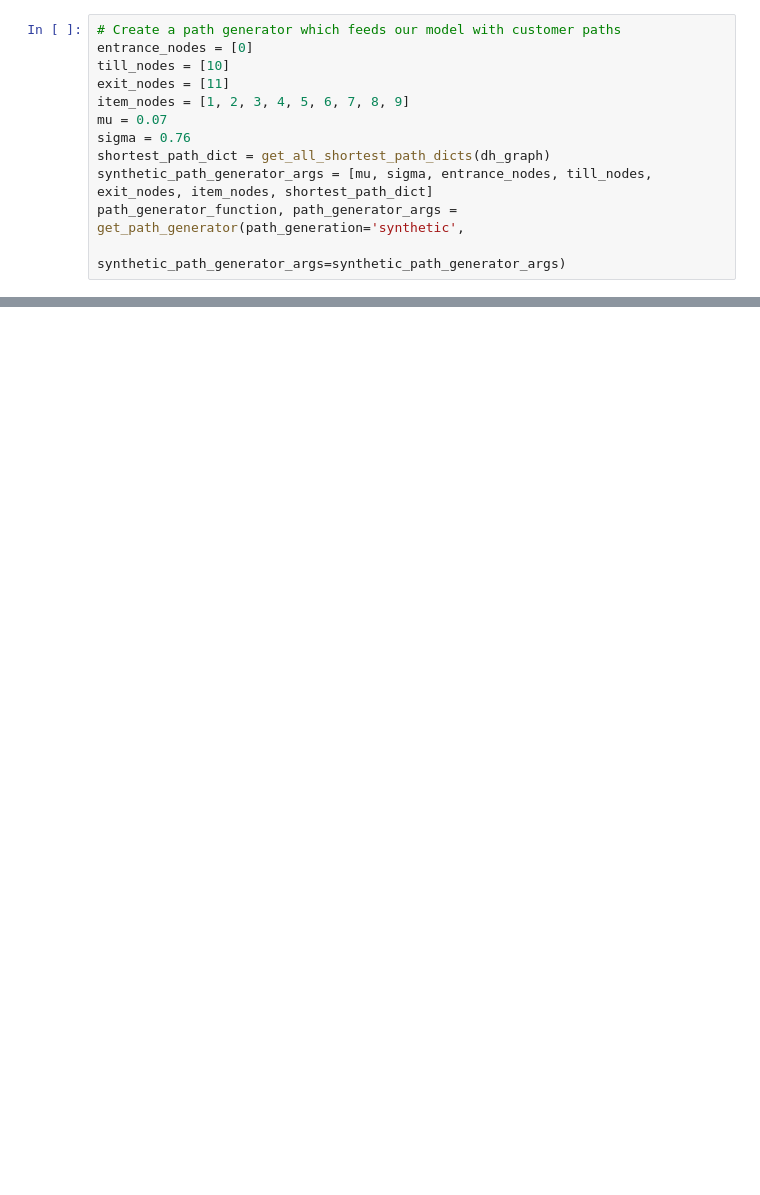
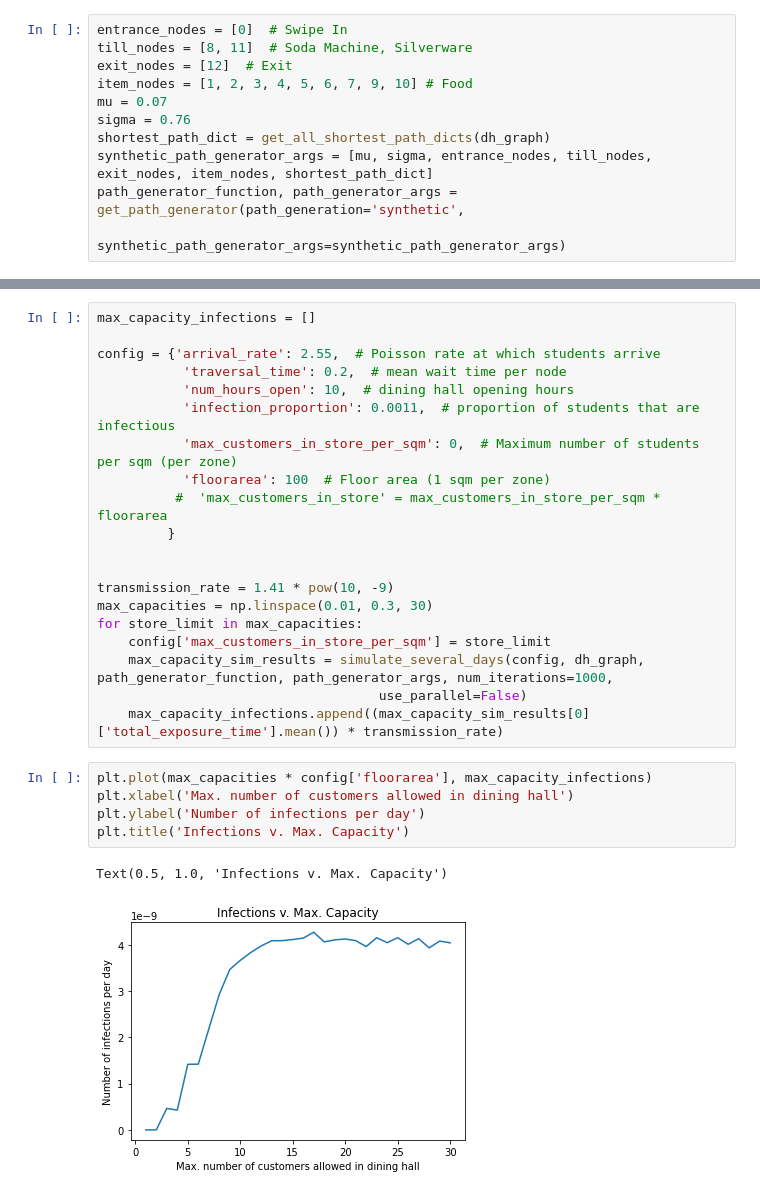
Before and after one commit to RebeccaFlach/covid19-supermarket-abm, a Jupyter notebook: covid19_supermarket_abm/extension.ipynb, the cells around one changed output, grey strips where cells are left out. Drawn from its saved outputs; the diff is of its cells as text; blank space fills up the shorter version.

```diff
--- a/covid19_supermarket_abm/extension.ipynb
+++ b/covid19_supermarket_abm/extension.ipynb
@@ -38,9 +54,8 @@ nx.draw_networkx(dh_graph, pos=pos, node_color="y")
 # %%
-# Create a path generator which feeds our model with customer paths
-entrance_nodes = [0]
-till_nodes = [10]
-exit_nodes = [11]
-item_nodes = [1, 2, 3, 4, 5, 6, 7, 8, 9]
+entrance_nodes = [0]  # Swipe In
+till_nodes = [8, 11]  # Soda Machine, Silverware
+exit_nodes = [12]  # Exit
+item_nodes = [1, 2, 3, 4, 5, 6, 7, 9, 10] # Food
 mu = 0.07
 sigma = 0.76
 shortest_path_dict = get_all_shortest_path_dicts(dh_graph)
@@ -64,0 +103,28 @@ nx.draw_networkx(dh_graph, pos=pos, node_color=[(exposure, 0, 0) for exposure in
+# %%
+max_capacity_infections = []
+
+config = {'arrival_rate': 2.55,  # Poisson rate at which students arrive
+           'traversal_time': 0.2,  # mean wait time per node
+           'num_hours_open': 10,  # dining hall opening hours
+           'infection_proportion': 0.0011,  # proportion of students that are infectious
+           'max_customers_in_store_per_sqm': 0,  # Maximum number of students per sqm (per zone)
+           'floorarea': 100  # Floor area (1 sqm per zone)
+          #  'max_customers_in_store' = max_customers_in_store_per_sqm * floorarea
+         }
+
+
+transmission_rate = 1.41 * pow(10, -9)
+max_capacities = np.linspace(0.01, 0.3, 30)
+for store_limit in max_capacities:
+    config['max_customers_in_store_per_sqm'] = store_limit
+    max_capacity_sim_results = simulate_several_days(config, dh_graph, path_generator_function, path_generator_args, num_iterations=1000,
+                                    use_parallel=False)
+    max_capacity_infections.append((max_capacity_sim_results[0]['total_exposure_time'].mean()) * transmission_rate)
+# %%
+plt.plot(max_capacities * config['floorarea'], max_capacity_infections)
+plt.xlabel('Max. number of customers allowed in dining hall')
+plt.ylabel('Number of infections per day')
+plt.title('Infections v. Max. Capacity')
+# %% [output]
+Text(0.5, 1.0, 'Infections v. Max. Capacity')
+[figure, added]
```
Also changed, not shown: parts of 21 cells of this notebook, 3 other files.
